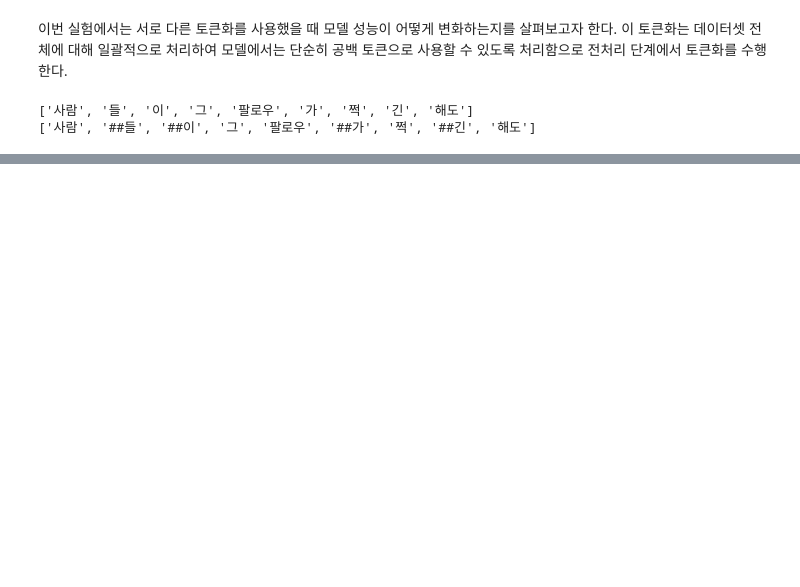
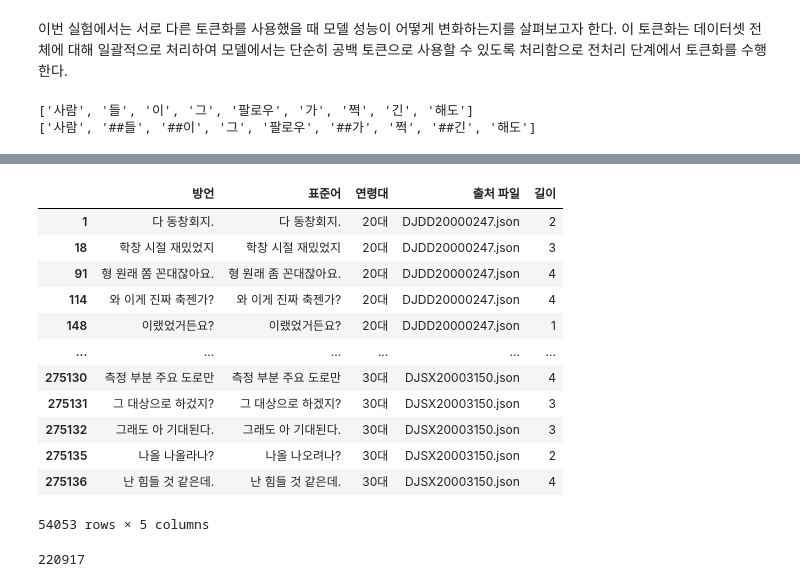
Before and after one commit to BlessingDev/NLP-Standard-Dialect-Translation, a Jupyter notebook: EDA/EDA4.ipynb, the cells around one changed output, grey strips where cells are left out. Saved outputs shown, nothing was run; the diff lists cells and outputs as text; code cells hidden in the pictures; blank space fills up the shorter version.

```diff
--- a/EDA/EDA4.ipynb
+++ b/EDA/EDA4.ipynb
@@ -526,0 +716,21 @@ sampled_df.to_csv("../datas/output/jeonla_dialect_data_형태소.csv")
+# %%
+df[df["길이"] <= 4]
+# %% [output]
+|  | 방언 | 표준어 | 연령대 | 출처 파일 | 길이 |
+| 1 | 다 동창회지. | 다 동창회지. | 20대 | DJDD20000247.json | 2 |
+| 18 | 학창 시절 재밌었지 | 학창 시절 재밌었지 | 20대 | DJDD20000247.json | 3 |
+| 91 | 형 원래 쫌 꼰대잖아요. | 형 원래 좀 꼰대잖아요. | 20대 | DJDD20000247.json | 4 |
+| 114 | 와 이게 진짜 축젠가? | 와 이게 진짜 축젠가? | 20대 | DJDD20000247.json | 4 |
+| 148 | 이랬었거든요? | 이랬었거든요? | 20대 | DJDD20000247.json | 1 |
+| ... | ... | ... | ... | ... | ... |
+| 275130 | 측정 부분 주요 도로만 | 측정 부분 주요 도로만 | 30대 | DJSX20003150.json | 4 |
+| 275131 | 그 대상으로 하겄지? | 그 대상으로 하겠지? | 30대 | DJSX20003150.json | 3 |
+| 275132 | 그래도 아 기대된다. | 그래도 아 기대된다. | 30대 | DJSX20003150.json | 3 |
+| 275135 | 나올 나올라나? | 나올 나오려나? | 30대 | DJSX20003150.json | 2 |
+| 275136 | 난 힘들 것 같은데. | 난 힘들 것 같은데. | 30대 | DJSX20003150.json | 4 |
+54053 rows × 5 columns
+# %%
+suf_len_df = df[df["길이"] > 4]
+len(suf_len_df)
+# %% [output]
+220917
```
Also changed, not shown: parts of 82 cells of this notebook, 13 other files.
